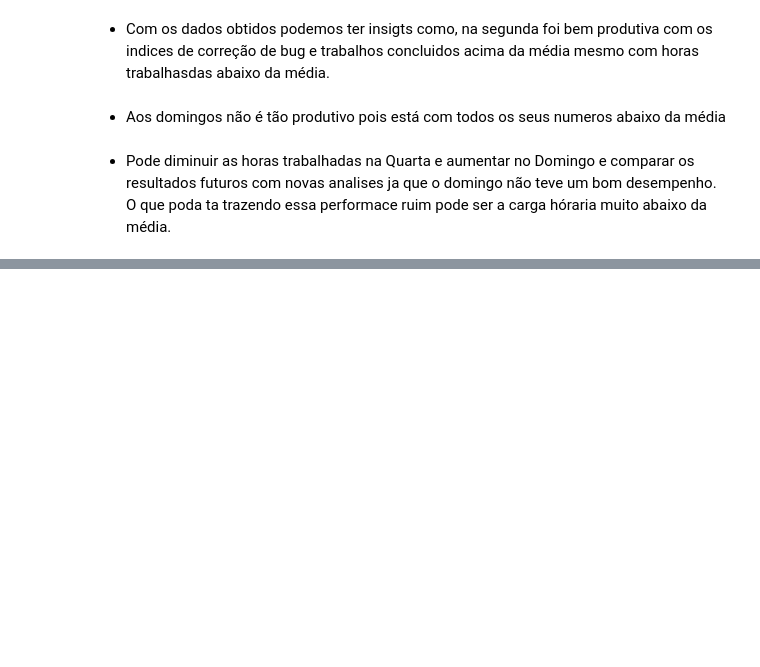
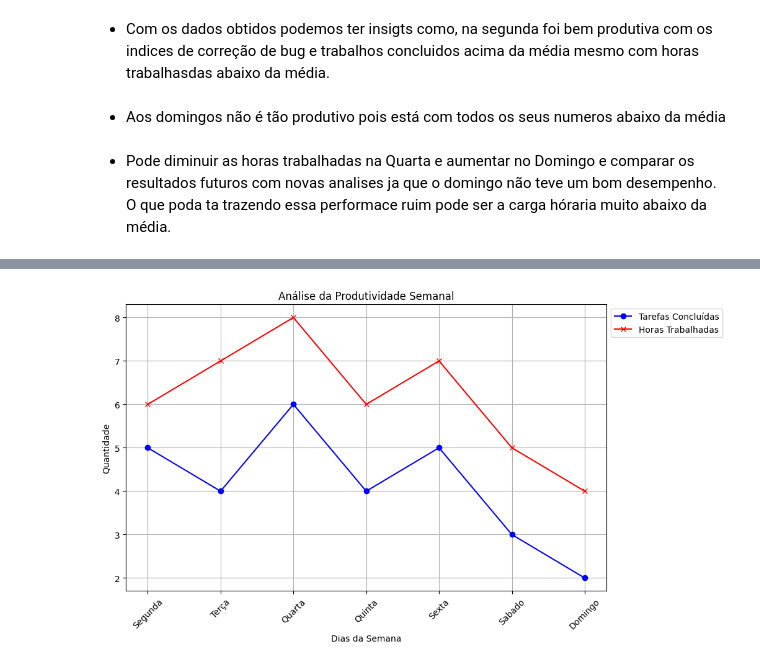
Before and after one commit to RafaelMoreiraDev/analise_relatorios_de_progresso, a Jupyter notebook: analise_dados.ipynb, the cells around one changed output, grey strips where cells are left out. Drawn from its saved outputs; the diff is of its cells as text; code cells hidden in the pictures; blank space fills up the shorter version.

```diff
--- a/analise_dados.ipynb
+++ b/analise_dados.ipynb
@@ -110,0 +214,15 @@ df_relatorio_completo.T
+# %%
+# Gráfico 1: Análise da Produtividade Semanal (Linhas)
+plt.figure(figsize=(10, 6))
+plt.plot(df_relatorio['Dias da Semana'], df_relatorio['Tarefas Concluídas'], marker='o', label='Tarefas Concluídas', color='b')
+plt.plot(df_relatorio['Dias da Semana'], df_relatorio['Horas Trabalhadas'], marker='x', label='Horas Trabalhadas', color='r')
+
+plt.xlabel('Dias da Semana')
+plt.ylabel('Quantidade')
+plt.title('Análise da Produtividade Semanal')
+plt.legend(loc='upper left', bbox_to_anchor=(1, 1))
+plt.grid(True)
+plt.xticks(rotation=45)
+plt.show()
+# %% [output]
+[figure, added]
```
Also changed, not shown: parts of 10 cells of this notebook, 4 other files.
